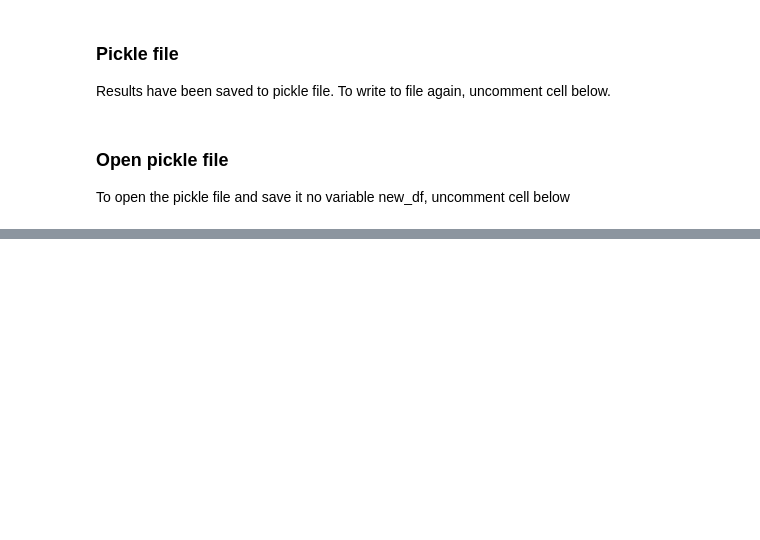
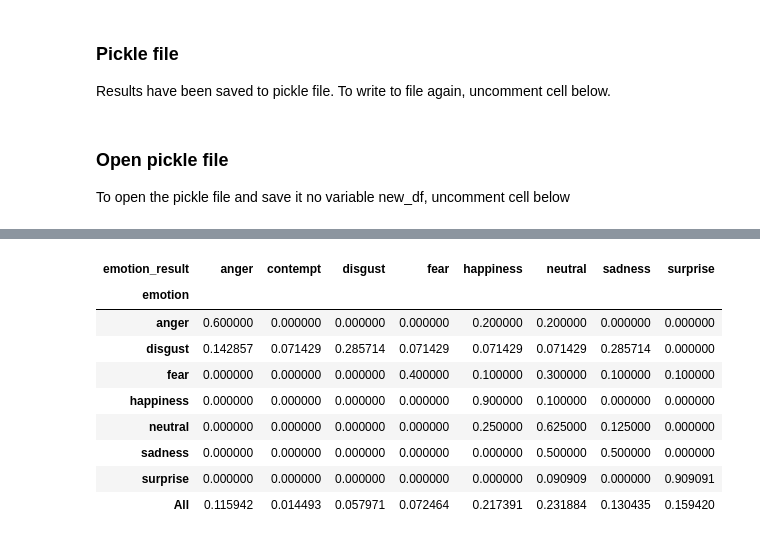
Before and after one commit to nagemnat/cs_face, a Jupyter notebook: emotions.ipynb, the cells around one changed output, grey strips where cells are left out. Cells and saved outputs as stored; diff of their text form; code cells hidden in the pictures; blank space fills up the shorter version.

```diff
--- a/emotions.ipynb
+++ b/emotions.ipynb
@@ -561,0 +547,13 @@ new_df2[['emotion','emotion_result']]
+# %%
+pd.crosstab(index = new_df.emotion, columns = new_df.emotion_result, margins=True, normalize='index')
+# %% [output]
+| emotion_result | anger | contempt | disgust | fear | happiness | neutral | sadness | surprise |
+| emotion |  |  |  |  |  |  |  |  |
+| anger | 0.600000 | 0.000000 | 0.000000 | 0.000000 | 0.200000 | 0.200000 | 0.000000 | 0.000000 |
+| disgust | 0.142857 | 0.071429 | 0.285714 | 0.071429 | 0.071429 | 0.071429 | 0.285714 | 0.000000 |
+| fear | 0.000000 | 0.000000 | 0.000000 | 0.400000 | 0.100000 | 0.300000 | 0.100000 | 0.100000 |
+| happiness | 0.000000 | 0.000000 | 0.000000 | 0.000000 | 0.900000 | 0.100000 | 0.000000 | 0.000000 |
+| neutral | 0.000000 | 0.000000 | 0.000000 | 0.000000 | 0.250000 | 0.625000 | 0.125000 | 0.000000 |
+| sadness | 0.000000 | 0.000000 | 0.000000 | 0.000000 | 0.000000 | 0.500000 | 0.500000 | 0.000000 |
+| surprise | 0.000000 | 0.000000 | 0.000000 | 0.000000 | 0.000000 | 0.090909 | 0.000000 | 0.909091 |
+| All | 0.115942 | 0.014493 | 0.057971 | 0.072464 | 0.217391 | 0.231884 | 0.130435 | 0.159420 |
```
Also changed, not shown: parts of 20 cells of this notebook, 2 other files.
